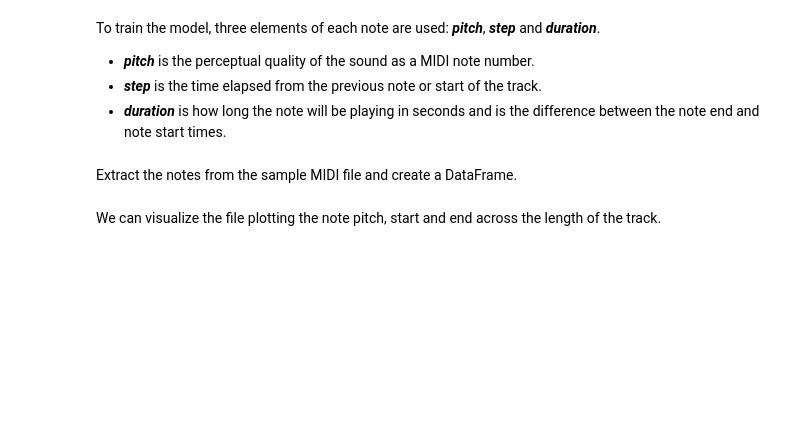
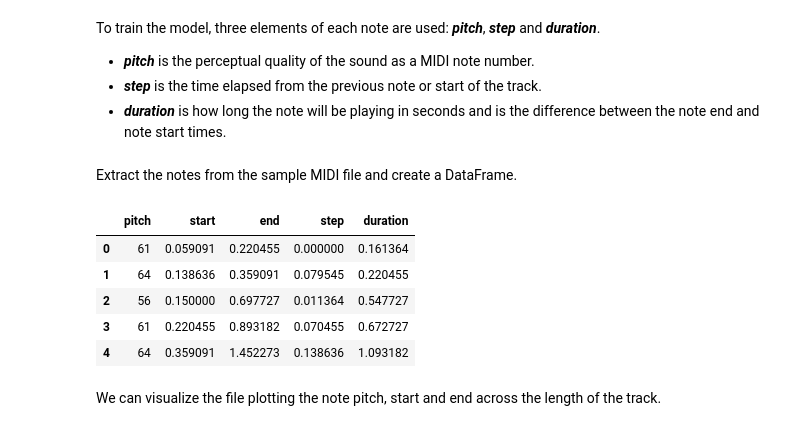
Before and after one commit to Leonard013/Emotional_Music_Synthesizer, a Jupyter notebook: Emotional_Music_Synthesizer.ipynb, the cells around one changed output. Drawn from its saved outputs; the diff is of its cells as text; code cells hidden in the pictures; blank space fills up the shorter version.

```diff
--- a/Emotional_Music_Synthesizer.ipynb
+++ b/Emotional_Music_Synthesizer.ipynb
@@ -286,3 +320,6 @@ pm = pretty_midi.PrettyMIDI(sample_file)
+# %%
+recorded_file = "voice_basic_pitch.mid"
+pm = pretty_midi.PrettyMIDI(recorded_file)
 # %%
 def display_audio(pm: pretty_midi.PrettyMIDI, seconds=10):
   waveform = pm.fluidsynth(fs=_SAMPLING_RATE)
@@ -337,8 +387,15 @@ def midi_to_notes(midi_file: str) -> pd.DataFrame:
 
   return pd.DataFrame({name: np.array(value) for name, value in notes.items()})
 # %%
-raw_notes = midi_to_notes(sample_file)
+raw_notes = midi_to_notes(recorded_file)
 raw_notes.head()
+# %% [output]
+|  | pitch | start | end | step | duration |
+| 0 | 61 | 0.059091 | 0.220455 | 0.000000 | 0.161364 |
+| 1 | 64 | 0.138636 | 0.359091 | 0.079545 | 0.220455 |
+| 2 | 56 | 0.150000 | 0.697727 | 0.011364 | 0.547727 |
+| 3 | 61 | 0.220455 | 0.893182 | 0.070455 | 0.672727 |
+| 4 | 64 | 0.359091 | 1.452273 | 0.138636 | 1.093182 |
 # %% [markdown]
 We can visualize the file plotting the note pitch, start and end across the length of the track.
 # %%
```
Also changed, not shown: parts of 18 cells of this notebook.
